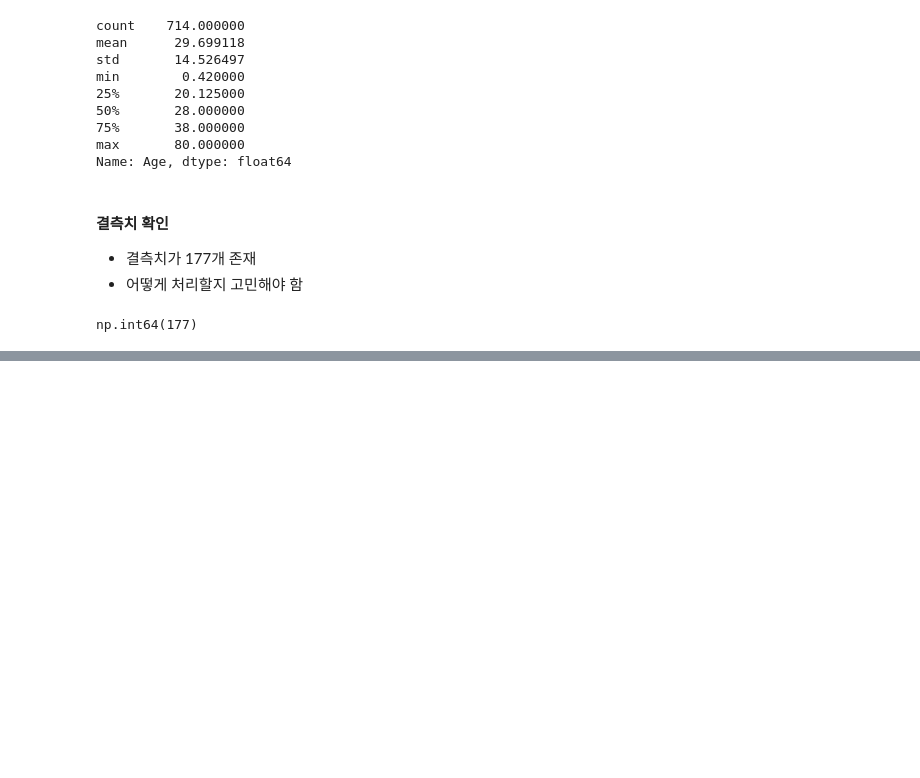
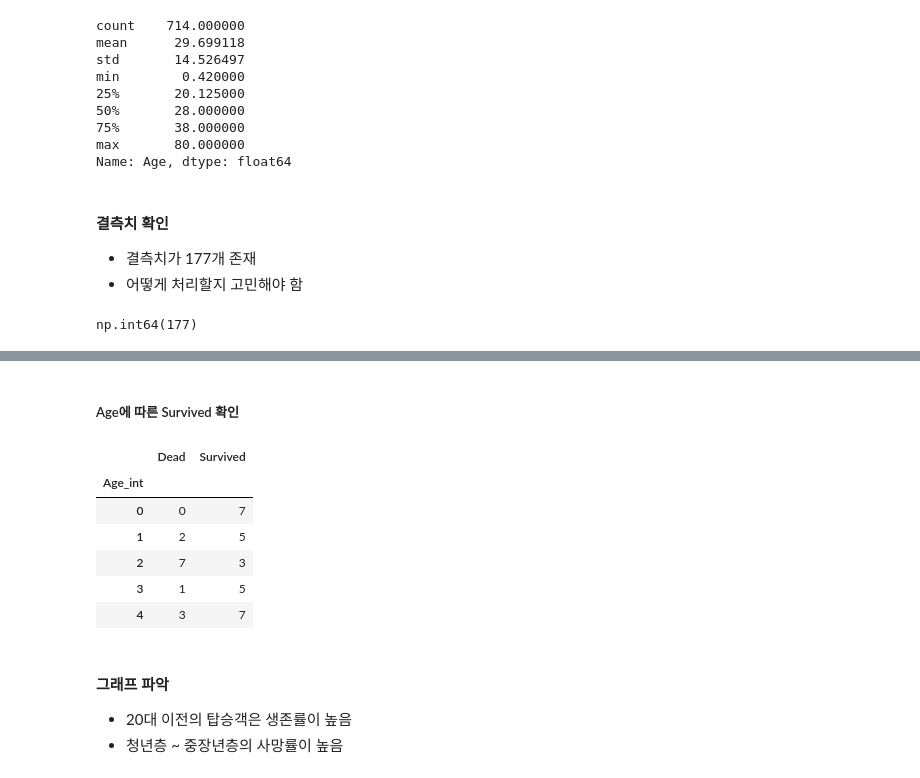
Before and after one commit to baeunmangduck/MachineLearning, a Jupyter notebook: Titanic EDA3(Numerical).ipynb, the cells around one changed output, grey strips where cells are left out. Saved outputs shown, nothing was run; the diff lists cells and outputs as text; code cells hidden in the pictures; blank space fills up the shorter version.

```diff
--- a/Titanic EDA3(Numerical).ipynb
+++ b/Titanic EDA3(Numerical).ipynb
@@ -89,0 +117,3 @@ np.int64(177)
+# %%
+train_age["Age_int"] = train_age["Age"].astype(int)
+train_age.head()
@@ -89,0 +127,18 @@ np.int64(177)
+# %% [markdown]
+##### Age에 따른 Survived 확인
+# %%
+survival_counts = train_age.groupby(["Age_int","Survived"]).size().unstack(fill_value=0)
+survival_counts.columns = ["Dead", "Survived"]
+survival_counts.head()
+# %% [output]
+|  | Dead | Survived |
+| Age_int |  |  |
+| 0 | 0 | 7 |
+| 1 | 2 | 5 |
+| 2 | 7 | 3 |
+| 3 | 1 | 5 |
+| 4 | 3 | 7 |
+# %% [markdown]
+#### 그래프 파악
+- 20대 이전의 탑승객은 생존률이 높음
+- 청년층 ~ 중장년층의 사망률이 높음
```
Also changed, not shown: parts of 10 cells of this notebook.
